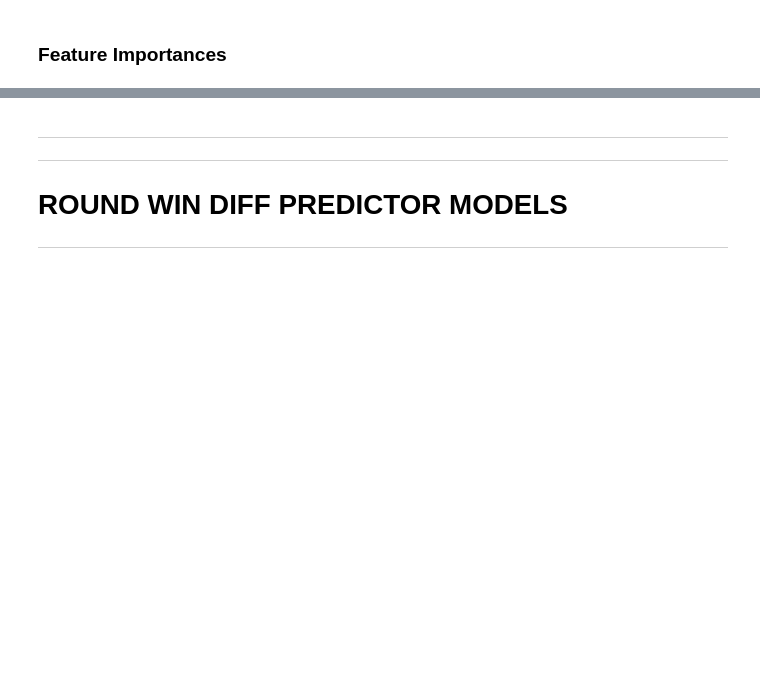
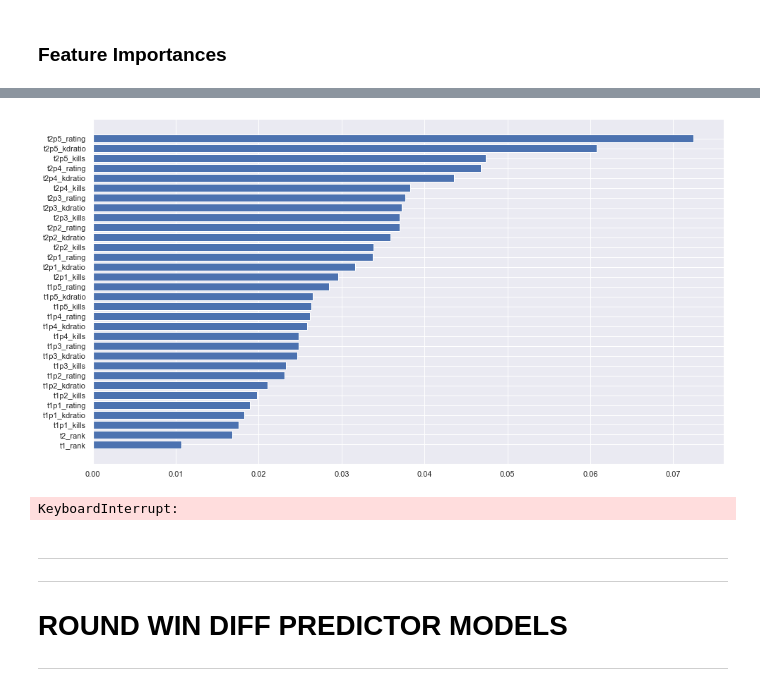
Before and after one commit to a-dubs/ds3000-project, a Jupyter notebook: models.ipynb, the cells around one changed output, grey strips where cells are left out. Cells and saved outputs as stored; diff of their text form; code cells hidden in the pictures; blank space fills up the shorter version.

Commit message:
v1.5.0 After group meeting 4-26-22 night

```diff
--- a/models.ipynb
+++ b/models.ipynb
@@ -146,3 +146,30 @@ def make_teams_profiles(df : DataFrame, pstat_vars = SELECTED_PSTAT_VARS, mode =
                 team_flattened_pstats[f"p{pn}_{index}"] = value
         teams_profiles[tname] = Series(team_flattened_pstats).astype("float32")
     return teams_profiles
+# %%
+# eda_df = make_teams_profiles(matches_dataset)
+eda_df = matches_dataset.copy()
+
+higher_rank_team = []
+
+for index, row in eda_df.iterrows():
+    rank_diff = row["t1_rank"] - ["t2_rank"]
+    rw_diff = row["t1_rw_diff"] - ["t2_rw_diff"]
+
+eda_df["winner"].value_counts().plot.pie()
+
+
+# eda_df.loc[:, ["winner", "rw_diff"]].value_counts("abs").plot()
+# rank_diffs = []
+# rw_diffs = []
+# for index, row in eda_df.iterrows():
+#     rank_diff = row["t1_rank"] - ["t2_rank"]
+#     rw_diff = row["t1_rw_diff"] - ["t2_rw_diff"]
+
+# pd.DataFrame()
+
+
+
+# pie chart of # of games won by higher rank teams vs # of games won by lower rank team
+# line graph of x var: abs(rank disparity), y var: % of games won by the higher rank team
+# grouped bar chart for aggregate player ratings of winning teams vs losing teams
@@ -461,13 +562,23 @@ models_best_results_stats
+# %%
+fig = plt.figure(figsize=(16, 9))
+sorted_feat = dtc.feature_importances_.argsort()
+plt.barh(xtrain.columns,dtc.feature_importances_[sorted_feat])
+
+plt.show()
+# %% [output]
+[figure, added]
 # %%
-# fig = plt.figure(figsize=(16, 9))
+fig = plt.figure(figsize=(20, 20))
 
-# plot_tree(dtc,
-#           feature_names=xtrain.columns,
-#           class_names=["t1", "t2"],
-#           filled=True, impurity=True,
-#           rounded=True)
+plot_tree(dtc,
+          feature_names=xtrain.columns,
+          class_names=["t1", "t2"],
+          filled=True, impurity=True,
+          rounded=True)
 
-# plt.show()
+plt.show()
+# %% [output]
+KeyboardInterrupt:
 # %% [markdown]
 -----
 -----
```
Also changed, not shown: parts of 19 cells of this notebook, 5 other files.
